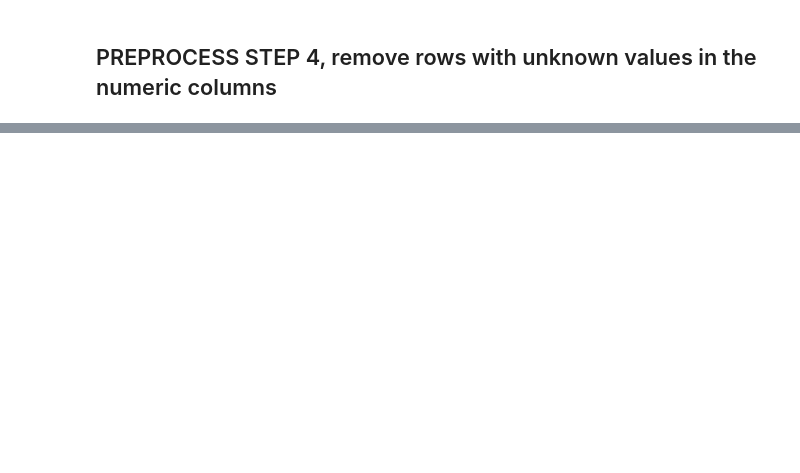
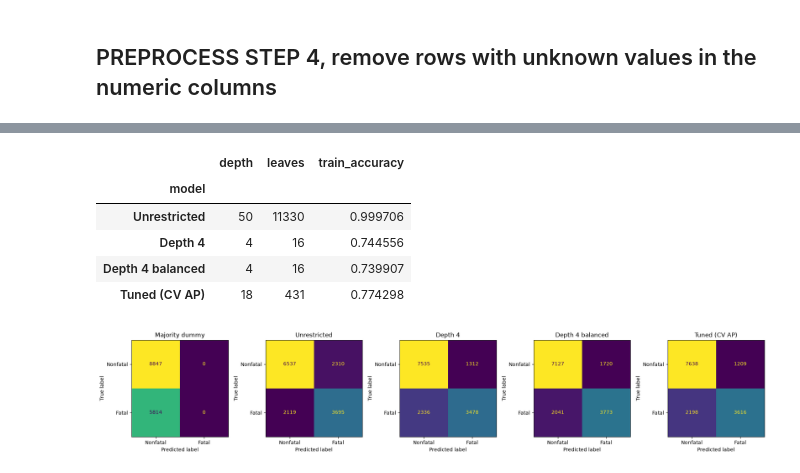
Before and after one commit to tysonbeach/COSC522_team_13, a Jupyter notebook: project/decision_tree.ipynb, the cells around one changed output, grey strips where cells are left out. Saved outputs shown, nothing was run; the diff lists cells and outputs as text; code cells hidden in the pictures; blank space fills up the shorter version.

Commit message:
Add crash-grouped pre-crash decision tree baseline and evaluation

```diff
--- a/project/decision_tree.ipynb
+++ b/project/decision_tree.ipynb
@@ -88,11 +99,7 @@ print(f"{len(FULL_SET):,} people remain")
 # %%
-# True numbers; everything else is a category code
+# True numbers; everything else is a category code. Definitions retained from Tyson.
 NUMERIC_COLS = ["AGE", "MOD_YEAR", "NUMOCCS", "VSPD_LIM", "VE_FORMS",
                 "PEDS", "PERNOTMVIT", "PERSONS", "PERMVIT"]
 CATEGORICAL_COLS = [c for c in BASE_COLS + IMPACT_COLS + POST_COLS if c not in NUMERIC_COLS]
-
-# One 0/1 column per code (e.g. BODY_TYP_4); unknown codes like 99 get their own column
-FULL_SET[CATEGORICAL_COLS] = FULL_SET[CATEGORICAL_COLS].astype(int)
-FULL_SET = pd.get_dummies(FULL_SET, columns=CATEGORICAL_COLS, dtype=int)
-
-print(f"{FULL_SET.shape[1]} columns after one-hot encoding")
+# Defer category casting/encoding: astype(int) on the full table fails on real NaNs.
+# The Pipeline below handles NaNs and learns categories within training folds.
@@ -124,7 +147,8 @@ print(f"{len(FULL_SET):,} people remain")
 # %%
-# Save the preprocessed dataset (unscaled: trees do not need scaling)
-out_path = Path("processed/decision_tree") / f"full_set_preprocessed_unscaled_{YEAR}.csv"
+# Save the deterministic cohort; encoding/imputation are intentionally NOT fitted here.
+RESULT_DIR = PROCESSED_DIR / "decision_tree"
+RESULT_DIR.mkdir(parents=True, exist_ok=True)
+out_path = RESULT_DIR / f"full_set_filtered_unscaled_{YEAR}.csv"
 FULL_SET.to_csv(out_path, index=False)
-
-print(f"Saved {out_path}: {FULL_SET.shape[0]:,} rows x {FULL_SET.shape[1]} columns")
+print(f"Saved {out_path.name}: {FULL_SET.shape[0]:,} rows x {FULL_SET.shape[1]} columns")
 # %% [output]
@@ -164,0 +375,54 @@ base_impact_post_df = FULL_SET[ID_COLS + ["FATAL"] + BASE_IMPACT_POST_FEATURES]
+# %%
+def evaluate(name, model):
+    pred = model.predict(X_test)
+    positive_index = list(model.classes_).index(1)
+    score = model.predict_proba(X_test)[:, positive_index]
+    cm = confusion_matrix(y_test, pred, labels=[0, 1])
+    tn, fp, fn, tp = cm.ravel()
+    return {"model": name, "accuracy": accuracy_score(y_test, pred),
+            "balanced_accuracy": balanced_accuracy_score(y_test, pred),
+            "precision": precision_score(y_test, pred, zero_division=0),
+            "recall": recall_score(y_test, pred, zero_division=0),
+            "f1": f1_score(y_test, pred, zero_division=0),
+            "roc_auc": roc_auc_score(y_test, score),
+            "pr_auc_ap": average_precision_score(y_test, score),
+            "TN": tn, "FP": fp, "FN": fn, "TP": tp}, pred, score
+
+all_models = {"Majority dummy": dummy, **fitted_models}
+rows, predictions, probabilities = [], {}, {}
+for name, model in all_models.items():
+    row, predictions[name], probabilities[name] = evaluate(name, model)
+    rows.append(row)
+test_results = pd.DataFrame(rows).set_index("model")
+display(test_results.round(4))
+test_results.to_csv(RESULT_DIR / f"precrash_test_metrics_{YEAR}.csv")
+print(f"Holdout prevalence / no-skill AP reference: {y_test.mean():.4f}")
+print("Selected using training CV only:", selected_name)
+complexity = pd.DataFrame([
+    {"model": name, "depth": model.named_steps["tree"].get_depth(),
+     "leaves": model.named_steps["tree"].get_n_leaves(),
+     "train_accuracy": model.score(X_train, y_train)}
+    for name, model in fitted_models.items()
+]).set_index("model")
+display(complexity)
+
+fig, axes = plt.subplots(1, len(all_models), figsize=(19, 3.7))
+for ax, name in zip(axes, all_models):
+    ConfusionMatrixDisplay.from_predictions(y_test, predictions[name], labels=[0, 1],
+        display_labels=["Nonfatal", "Fatal"], ax=ax, colorbar=False, values_format="d")
+    ax.set_title(name)
+fig.tight_layout()
+plt.show()
+fig, axes = plt.subplots(1, 2, figsize=(13, 5))
+for name in fitted_models:
+    RocCurveDisplay.from_predictions(y_test, probabilities[name], name=name, ax=axes[0])
+    PrecisionRecallDisplay.from_predictions(y_test, probabilities[name], name=name, ax=axes[1])
+axes[0].plot([0, 1], [0, 1], "k--", label="No skill")
+axes[1].axhline(y_test.mean(), color="black", linestyle="--", label="Holdout prevalence")
+axes[0].legend(fontsize=8)
+axes[1].legend(fontsize=8)
+axes[0].set_title("Holdout ROC curves")
+axes[1].set_title("Holdout precision–recall curves")
+fig.tight_layout()
+plt.show()
+# %% [output]
@@ -164,0 +438,7 @@ base_impact_post_df = FULL_SET[ID_COLS + ["FATAL"] + BASE_IMPACT_POST_FEATURES]
+|  | depth | leaves | train_accuracy |
+| model |  |  |  |
+| Unrestricted | 50 | 11330 | 0.999706 |
+| Depth 4 | 4 | 16 | 0.744556 |
+| Depth 4 balanced | 4 | 16 | 0.739907 |
+| Tuned (CV AP) | 18 | 431 | 0.774298 |
+[figure, added]
```
Also changed, not shown: parts of 25 cells of this notebook.
